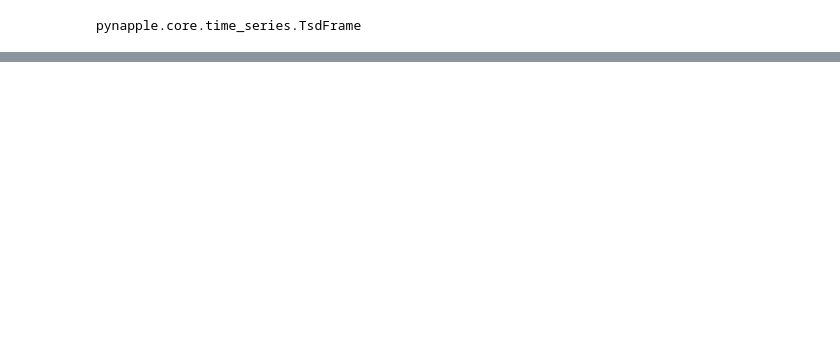
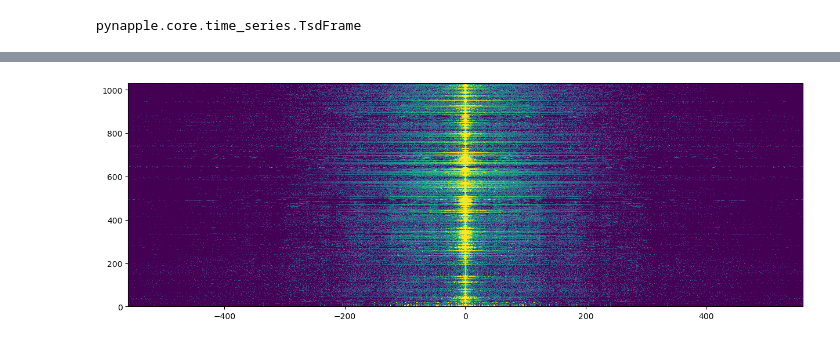
Before and after one commit to rly/replicate-gonzalo-cogno-2023, a Jupyter notebook: figure1_autocorr.ipynb, the cells around one changed output, grey strips where cells are left out. Drawn from its saved outputs; the diff is of its cells as text; code cells hidden in the pictures; blank space fills up the shorter version.

```diff
--- a/figure1_autocorr.ipynb
+++ b/figure1_autocorr.ipynb
@@ -340,7 +357,7 @@ type(count)
 pynapple.core.time_series.TsdFrame
 # %%
 # paper used a smoothing kernel of 5 seconds (!)
-smoothed_binned_matrix = count.smooth(std=0.2)
+smoothed_binned_matrix = count.smooth(std=5)
 # %%
 smoothed_binned_matrix
 # %% [output]
@@ -445,9 +449,0 @@ smoothed_binned_matrix_binary.rates
-# %%
-# remove spike times in first 5 minutes
-trimmed_smoothed_binned_matrix_binary_dict = dict()
-
-for i in smoothed_binned_matrix_binary:
-    trimmed_smoothed_binned_matrix_binary_dict[i] = smoothed_binned_matrix_binary[i][smoothed_binned_matrix_binary[i].index > 5*60]
-
-trimmed_smoothed_binned_matrix_binary = nap.TsGroup(trimmed_smoothed_binned_matrix_binary_dict)
-trimmed_smoothed_binned_matrix_binary
@@ -508,11 +571,11 @@ acorr_backup = acorr.copy()
 # %%
 # acorr = acorr_backup.copy()
 # %%
-for i in acorr:
-    print(i)
+# for i in acorr:
+#     print(i)
 # %%
 # normalize each autocorrelation by the value at lag=0
-for i in acorr:
-    center = acorr[i][0]
-    acorr[i].values[:] = acorr[i].values[:] / center
-acorr
+# for i in acorr:
+#     center = acorr[i][0]
+#     acorr[i].values[:] = acorr[i].values[:] / center
+# acorr
@@ -536,6 +628,9 @@ import matplotlib.pyplot as plt
 # %%
-acorr_x = acorr_1.index.values
+import matplotlib.pyplot as plt
+acorr_x = acorr.index.values
 plt.figure(figsize=(15, 5))
-plt.imshow(acorr_1.values.T, extent=(-560, 560, 0, len(acorr.keys())-1))
+plt.imshow(acorr.values.T, extent=(-560, 560, 0, len(acorr.keys())), interpolation='none', aspect='auto')
 plt.clim([0, 2])
+# %% [output]
+[figure, added]
 # %%
```
Also changed, not shown: parts of 46 cells of this notebook.
